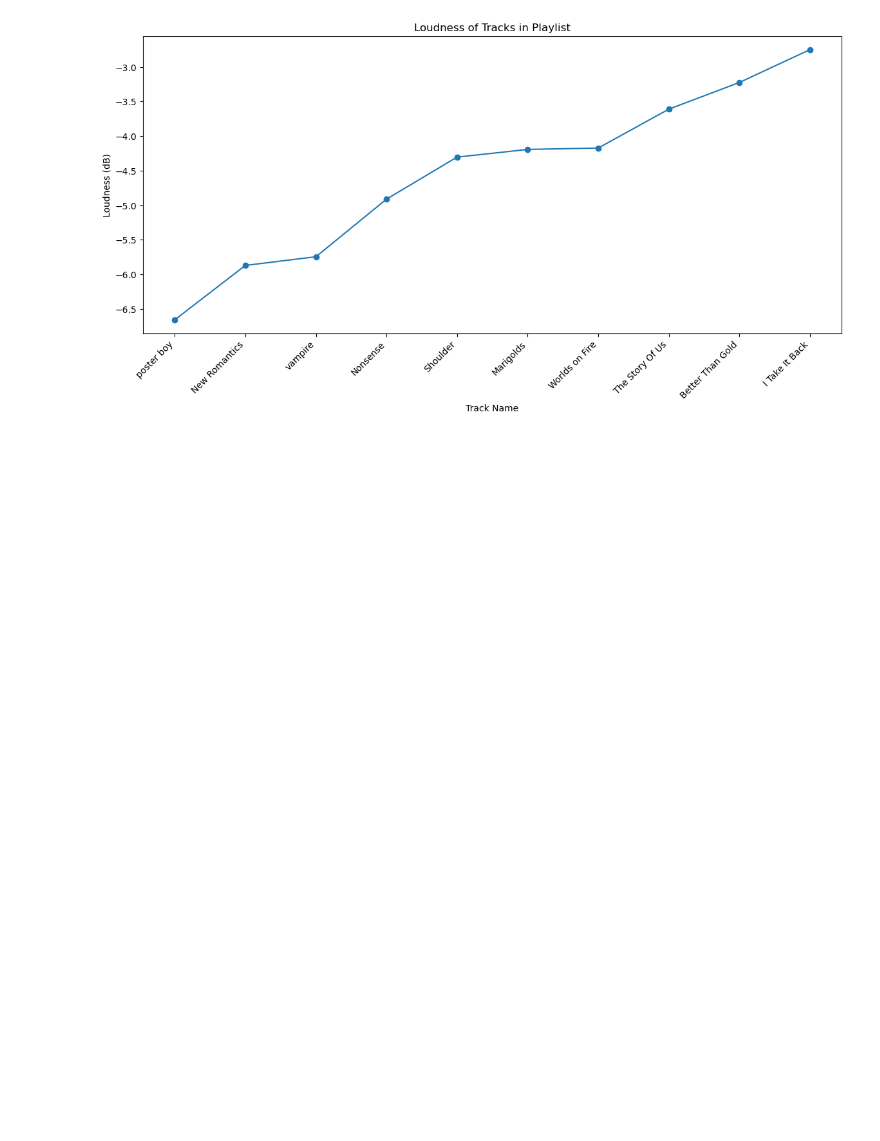
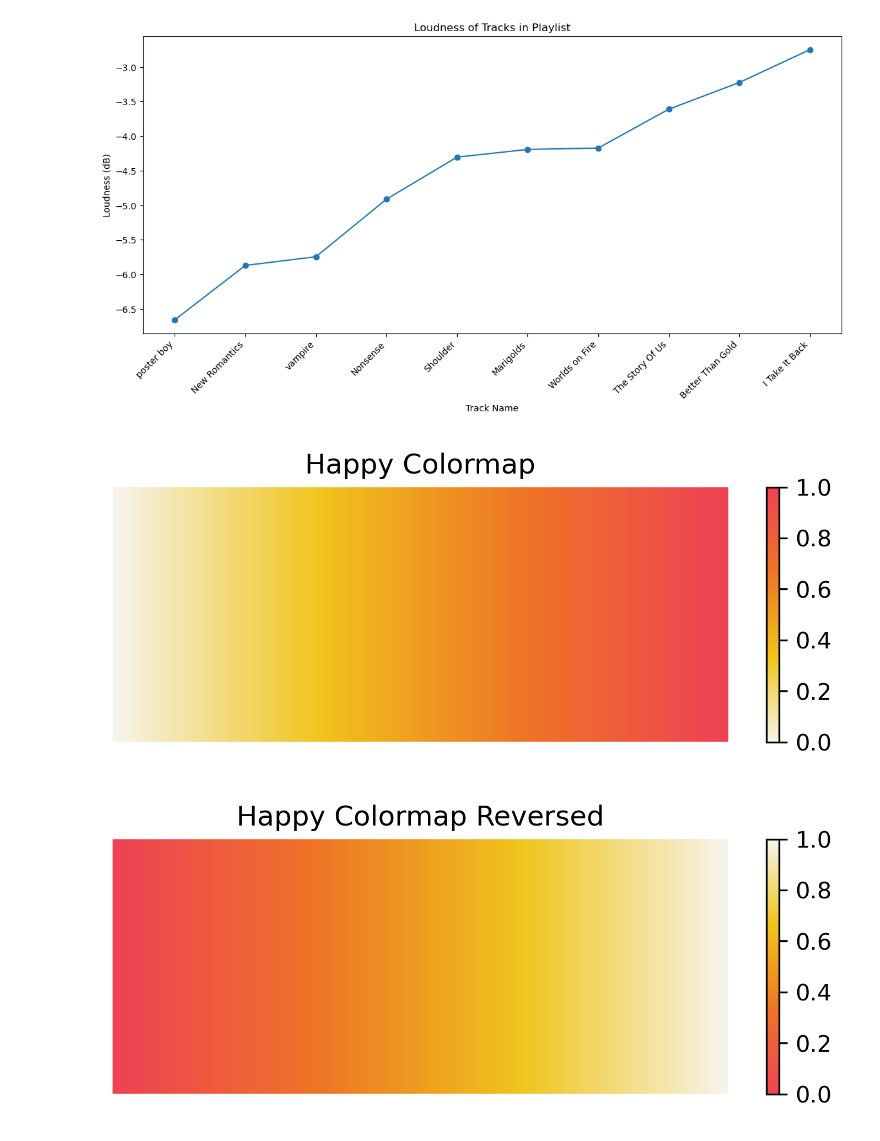
Before and after one commit to HMC-CS123-F23/cs-123-class-project-hannah-amy-daisy, a Jupyter notebook: experiment.ipynb, the cells around one changed output. Drawn from its saved outputs; the diff is of its cells as text; code cells hidden in the pictures; blank space fills up the shorter version.

```diff
--- a/experiment.ipynb
+++ b/experiment.ipynb
@@ -182,6 +182,61 @@ plt.show()
 playlist id7MIOJj0OW0dT9gK4Ph4HBy
 counter at 0
 [figure]
+# %%
+# let users pick their own colors
+# can find palettes from pinterest and use https://imagecolorpicker.com/en to convert to hex
+# can pick multiple colors, but try sticking to the same warmth! e.g. warm or cool colours, but not together
+# ^ makes for a more cohesive colormap
+
+import matplotlib.pyplot as plt
+import matplotlib.colors as mcolors
+import numpy as np
+
+# define colors using hexadecimal color values + put in sequentially sensible order (e.g. light to dark)
+# off white, yellow, orange, coral (light blue, medium blue) gradient
+colors = ['#f7f4ed', '#f0c51c', '#ee7526', '#ef4255'] # '#52c5d8' , '#277ec3'
+
+# same colors but in reversed order (i.e. dark to light)
+colors_reverse = colors[::]
+colors_reverse.reverse()
+
+# number of bins determines how many discrete colors there are; higher number of bins n -> smoother gradient
+# use num(colors) * 200 for a smooth gradient
+n_bins = 1000
+
+# create a LinearSegmentedColormap
+cmap_name = 'happy_colors'
+happy_colormap = mcolors.LinearSegmentedColormap.from_list(cmap_name, colors, N=n_bins)
+
+cmap_name_reverse = 'happy_colors_reverse'
+happy_colormap_reverse = mcolors.LinearSegmentedColormap.from_list(cmap_name_reverse, colors_reverse, N=n_bins)
+
+# create a one-dimensional array to serve as stand-in data so that the colormap may be displayed well
+gradient_multi = np.linspace(0, 1, 256)
+# stacking one array on top of another to visually  thicken it
+gradient_multi = np.vstack((gradient_multi, gradient_multi))
+
+# display colormap
+# dpi = dots-per-inch (pixel density)
+plt.figure(figsize=(6, 2), dpi=300)  # 300 dpi is the ideal dpi for Spotify playlist covers *
+plt.imshow(gradient_multi, aspect='auto', cmap=happy_colormap)
+plt.title('Happy Colormap')
+plt.axis('off')
+plt.colorbar()
+plt.show()
+
+# display reversed colormap
+plt.figure(figsize=(6, 2), dpi=300)
+plt.imshow(gradient_multi, aspect='auto', cmap=happy_colormap_reverse)
+plt.title('Happy Colormap Reversed')
+plt.axis('off')
+plt.colorbar()
+plt.show()
+
+# * source: https://snappa.com/blog/spotify-playlist-cover-size/
+# %% [output]
+[figure, added]
+[figure, added]
 # %%
 import seaborn as sns
 # import pandas as pd
```
Also changed, not shown: parts of 3 cells of this notebook.
